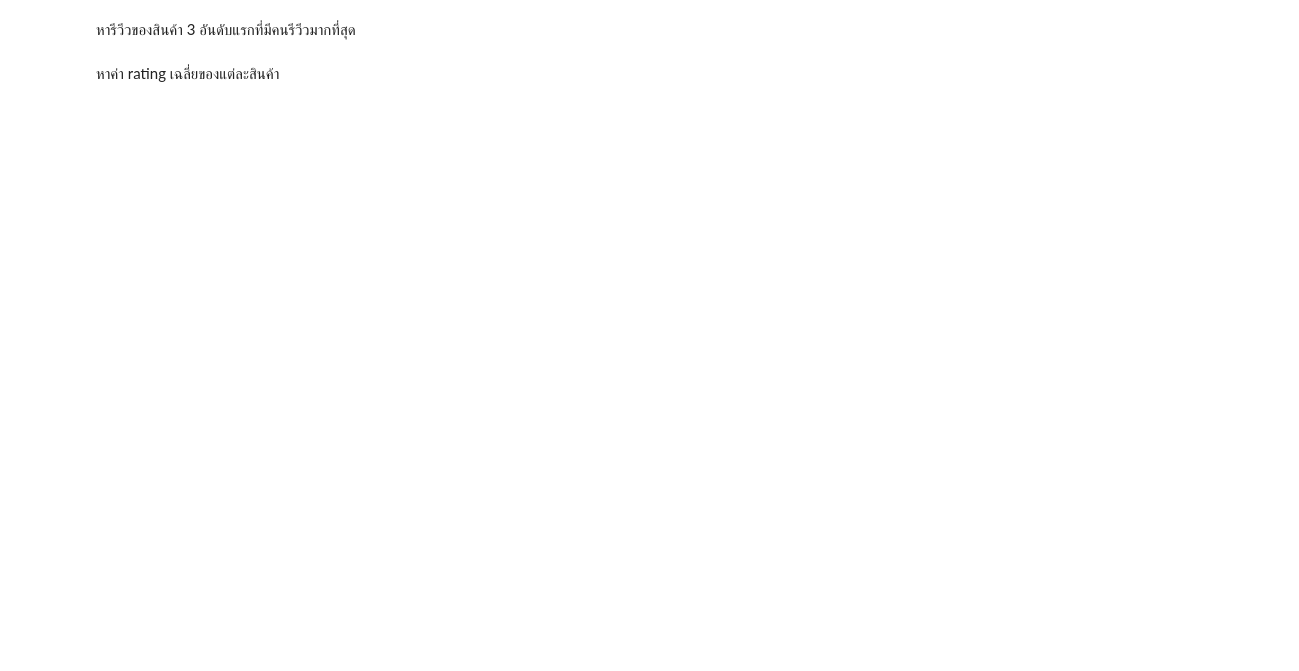
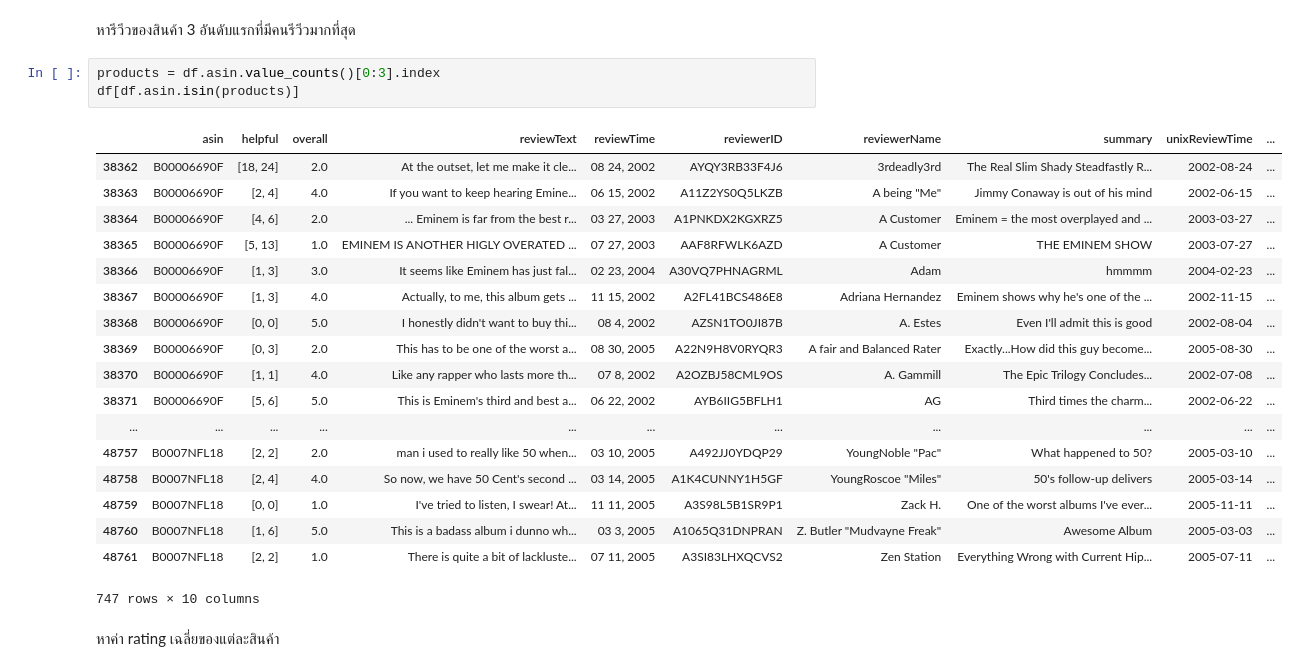
Before and after one commit to zkan/python-for-data-scientists, a Jupyter notebook: 03-pandas-for-all-things-data-analysis/05-analyzing-data.ipynb, the cells around one changed output. Drawn from its saved outputs; the diff is of its cells as text; blank space fills up the shorter version.

```diff
--- a/03-pandas-for-all-things-data-analysis/05-analyzing-data.ipynb
+++ b/03-pandas-for-all-things-data-analysis/05-analyzing-data.ipynb
@@ -175,4 +254,26 @@ reviewTime - time of the review (raw)
 # %% [markdown]
 หารีวีวของสินค้า 3 อันดับแรกที่มีคนรีวีวมากที่สุด
+# %%
+products = df.asin.value_counts()[0:3].index
+df[df.asin.isin(products)]
+# %% [output]
+|  | asin | helpful | overall | reviewText | reviewTime | reviewerID | reviewerName | summary | unixReviewTime | ... |
+| 38362 | B00006690F | [18, 24] | 2.0 | At the outset, let me make it cle... | 08 24, 2002 | AYQY3RB33F4J6 | 3rdeadly3rd | The Real Slim Shady Steadfastly R... | 2002-08-24 | ... |
+| 38363 | B00006690F | [2, 4] | 4.0 | If you want to keep hearing Emine... | 06 15, 2002 | A11Z2YS0Q5LKZB | A being "Me" | Jimmy Conaway is out of his mind | 2002-06-15 | ... |
+| 38364 | B00006690F | [4, 6] | 2.0 | ... Eminem is far from the best r... | 03 27, 2003 | A1PNKDX2KGXRZ5 | A Customer | Eminem = the most overplayed and ... | 2003-03-27 | ... |
+| 38365 | B00006690F | [5, 13] | 1.0 | EMINEM IS ANOTHER HIGLY OVERATED ... | 07 27, 2003 | AAF8RFWLK6AZD | A Customer | THE EMINEM SHOW | 2003-07-27 | ... |
+| 38366 | B00006690F | [1, 3] | 3.0 | It seems like Eminem has just fal... | 02 23, 2004 | A30VQ7PHNAGRML | Adam | hmmmm | 2004-02-23 | ... |
+| 38367 | B00006690F | [1, 3] | 4.0 | Actually, to me, this album gets ... | 11 15, 2002 | A2FL41BCS486E8 | Adriana Hernandez | Eminem shows why he's one of the ... | 2002-11-15 | ... |
+| 38368 | B00006690F | [0, 0] | 5.0 | I honestly didn't want to buy thi... | 08 4, 2002 | AZSN1TO0JI87B | A. Estes | Even I'll admit this is good | 2002-08-04 | ... |
+| 38369 | B00006690F | [0, 3] | 2.0 | This has to be one of the worst a... | 08 30, 2005 | A22N9H8V0RYQR3 | A fair and Balanced Rater | Exactly...How did this guy become... | 2005-08-30 | ... |
+| 38370 | B00006690F | [1, 1] | 4.0 | Like any rapper who lasts more th... | 07 8, 2002 | A2OZBJ58CML9OS | A. Gammill | The Epic Trilogy Concludes... | 2002-07-08 | ... |
+| 38371 | B00006690F | [5, 6] | 5.0 | This is Eminem's third and best a... | 06 22, 2002 | AYB6IIG5BFLH1 | AG | Third times the charm... | 2002-06-22 | ... |
+| ... | ... | ... | ... | ... | ... | ... | ... | ... | ... | ... |
+| 48757 | B0007NFL18 | [2, 2] | 2.0 | man i used to really like 50 when... | 03 10, 2005 | A492JJ0YDQP29 | YoungNoble "Pac" | What happened to 50? | 2005-03-10 | ... |
+| 48758 | B0007NFL18 | [2, 4] | 4.0 | So now, we have 50 Cent's second ... | 03 14, 2005 | A1K4CUNNY1H5GF | YoungRoscoe "Miles" | 50's follow-up delivers | 2005-03-14 | ... |
+| 48759 | B0007NFL18 | [0, 0] | 1.0 | I've tried to listen, I swear! At... | 11 11, 2005 | A3S98L5B1SR9P1 | Zack H. | One of the worst albums I've ever... | 2005-11-11 | ... |
+| 48760 | B0007NFL18 | [1, 6] | 5.0 | This is a badass album i dunno wh... | 03 3, 2005 | A1065Q31DNPRAN | Z. Butler "Mudvayne Freak" | Awesome Album | 2005-03-03 | ... |
+| 48761 | B0007NFL18 | [2, 2] | 1.0 | There is quite a bit of lackluste... | 07 11, 2005 | A3SI83LHXQCVS2 | Zen Station | Everything Wrong with Current Hip... | 2005-07-11 | ... |
+747 rows × 10 columns
 # %% [markdown]
 หาค่า rating เฉลี่ยของแต่ละสินค้า
```
Also changed, not shown: parts of 16 cells of this notebook, 4 other files.
